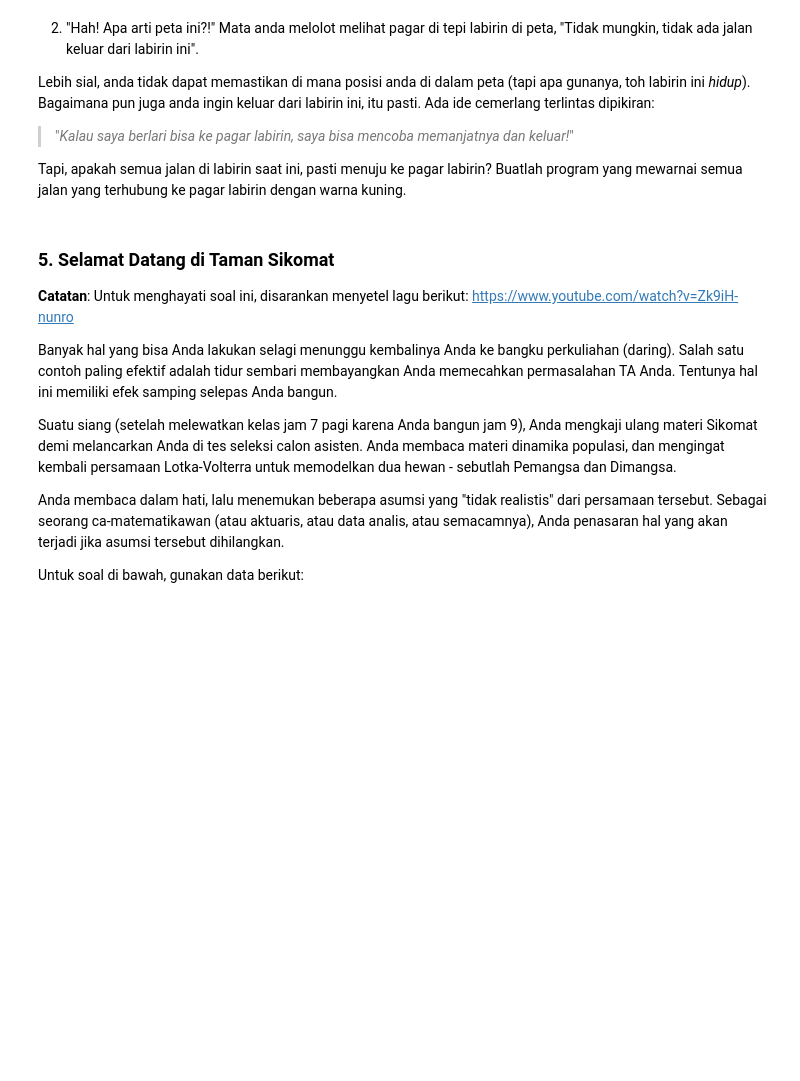
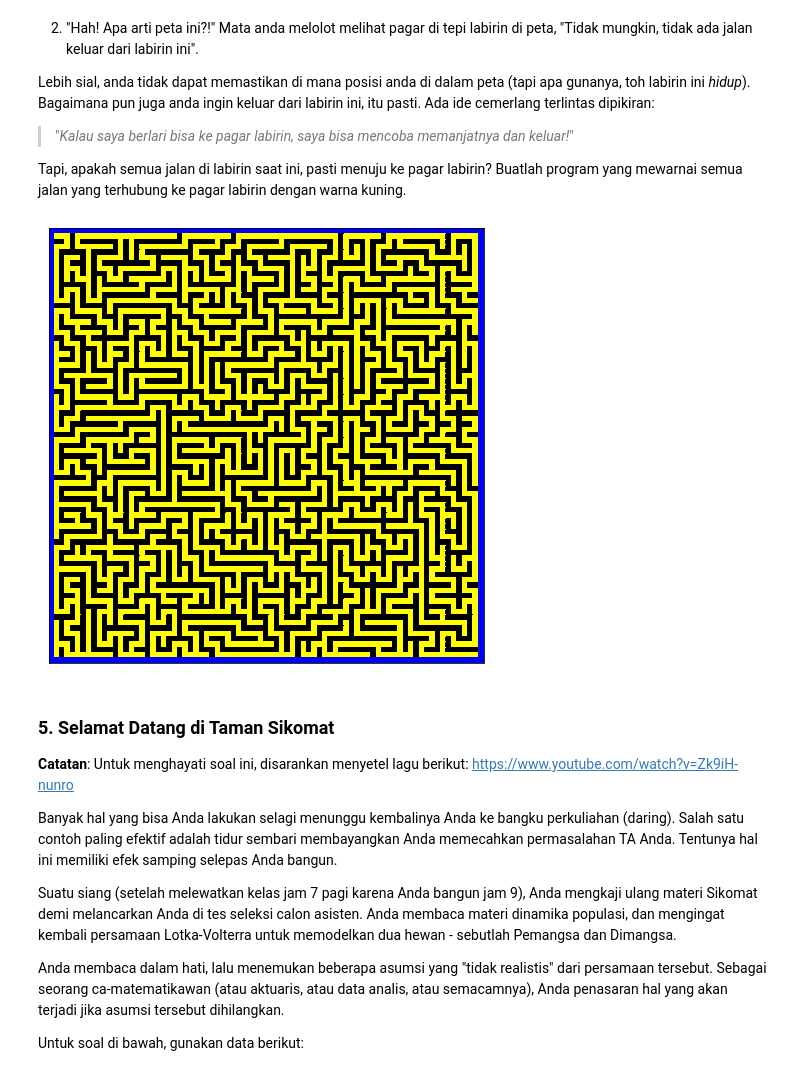
Before and after one commit to iansebastian/iansebastian.github.io, a Jupyter notebook: coding math/asprak_sikomat_2020.ipynb, the cells around one changed output. Cells and saved outputs as stored; diff of their text form; code cells hidden in the pictures; blank space fills up the shorter version.

```diff
--- a/coding math/asprak_sikomat_2020.ipynb
+++ b/coding math/asprak_sikomat_2020.ipynb
@@ -170,3 +330,35 @@ Oiya, selagi anda mencoba, tolong warnai:
+# %%
+maze2 = maze.copy()
+# %%
+import numpy as np
+# Cara: bruteforce sampai konvergen
+
+flag = True
+while flag:
+    mazeold = maze2.copy()
+
+    for i in range(1, 81):
+        for j in range(1, 81):
+            if maze2[i, j] == 2:
+                if (np.append(maze2[i-1:i+2, j], maze2[i, j-1:j+2]) == 1).any() or \
+                        (np.append(maze2[i-1:i+2, j], maze2[i, j-1:j+2]) == 3).any():
+                    maze2[i, j] = 3
+
+    flag = (mazeold != maze2).any()
+    del mazeold
+# %%
+cmap = ListedColormap(["black", "blue", "white", "yellow"])
+
+fig, ax = plt.subplots(figsize=(8,8))
+_ = ax.pcolormesh(maze2, cmap=cmap)
+
+_ = plt.gca().invert_yaxis()
+_ = plt.xticks([])
+_ = plt.yticks([])
+_ = ax.set_aspect(1)
+plt.show()
+# %% [output]
+[figure, added]
 # %% [markdown]
 ### 5. Selamat Datang di Taman Sikomat
 
```
Also changed, not shown: parts of 30 cells of this notebook, 8 other files.
